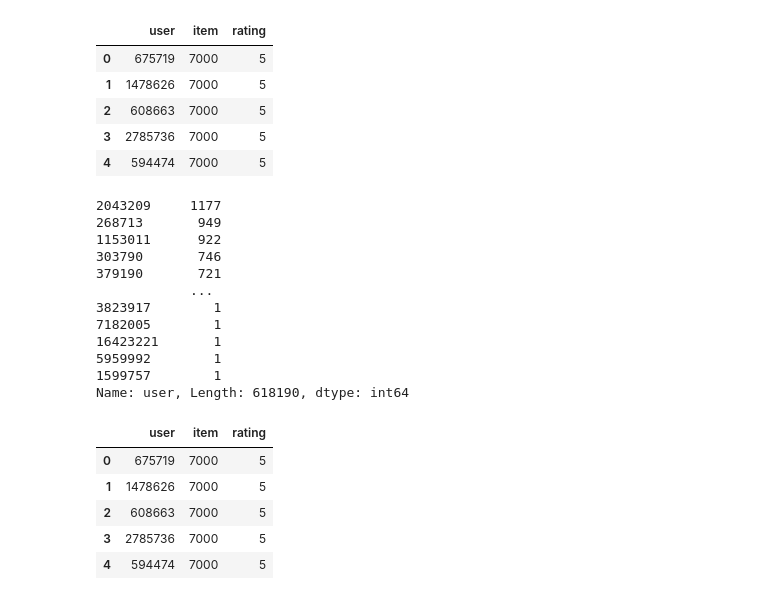
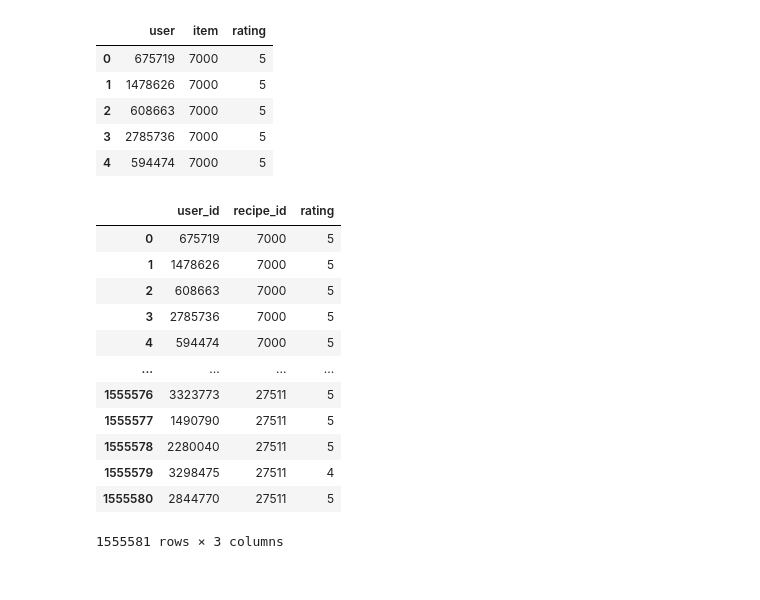
Before and after one commit to ThanyaRamanathan/Food-Waste-Reduction, a Jupyter notebook: recipes_recommender.ipynb, the cells around one changed output. Drawn from its saved outputs; the diff is of its cells as text; code cells hidden in the pictures.

```diff
--- a/recipes_recommender.ipynb
+++ b/recipes_recommender.ipynb
@@ -49,24 +46,16 @@ ratings_df.columns = ['user', 'item', 'rating']
 # %%
-ratings_df['user'].value_counts()
+ratings_df
 # %% [output]
+|  | user_id | recipe_id | rating |
+| 0 | 675719 | 7000 | 5 |
+| 1 | 1478626 | 7000 | 5 |
+| 2 | 608663 | 7000 | 5 |
+| 3 | 2785736 | 7000 | 5 |
+| 4 | 594474 | 7000 | 5 |
+| ... | ... | ... | ... |
+| 1555576 | 3323773 | 27511 | 5 |
+| 1555577 | 1490790 | 27511 | 5 |
+| 1555578 | 2280040 | 27511 | 5 |
+| 1555579 | 3298475 | 27511 | 4 |
+| 1555580 | 2844770 | 27511 | 5 |
-2043209     1177
-268713       949
-1153011      922
-303790       746
-379190       721
-            ...
-3823917        1
-7182005        1
-16423221       1
-5959992        1
-1599757        1
-Name: user, Length: 618190, dtype: int64
+1555581 rows × 3 columns
-# %%
-ratings_df.head()
-# %% [output]
-|  | user | item | rating |
-| 0 | 675719 | 7000 | 5 |
-| 1 | 1478626 | 7000 | 5 |
-| 2 | 608663 | 7000 | 5 |
-| 3 | 2785736 | 7000 | 5 |
-| 4 | 594474 | 7000 | 5 |
```
Also changed, not shown: parts of 23 cells of this notebook.
